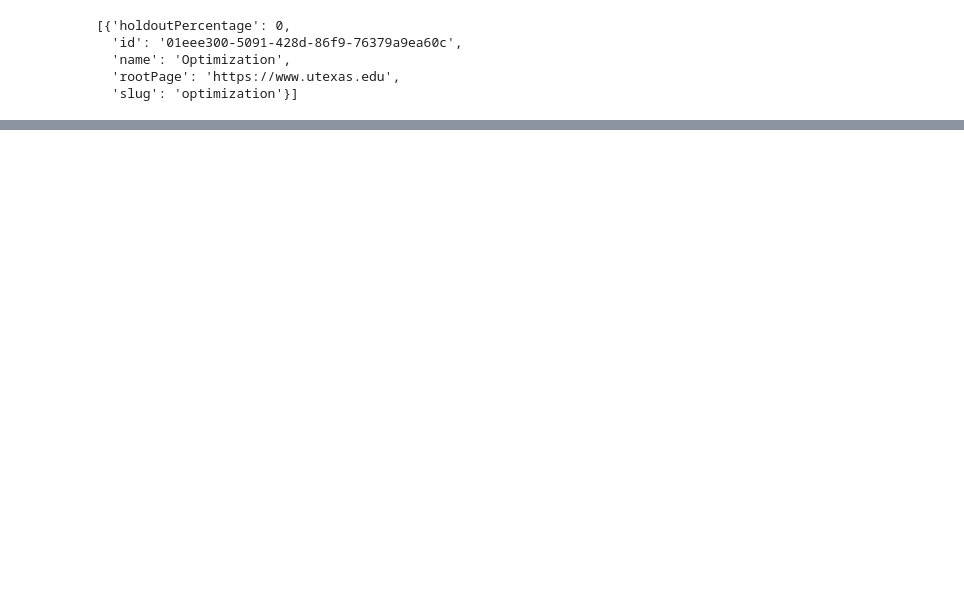
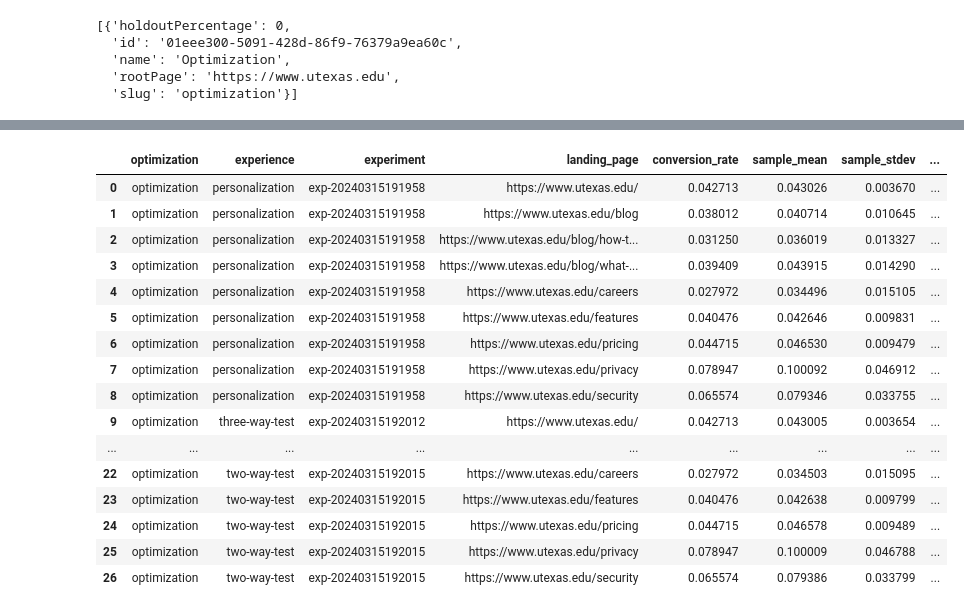
Before and after one commit to sumatra/experiment-analysis, a Jupyter notebook: Testing.ipynb, the cells around one changed output, grey strips where cells are left out. Drawn from its saved outputs; the diff is of its cells as text; code cells hidden in the pictures; blank space fills up the shorter version.

Commit message:
added landing page stats

```diff
--- a/Testing.ipynb
+++ b/Testing.ipynb
@@ -68,0 +120,20 @@ for _, stats in bayes.groupby(['optimization', 'experience', 'experiment']):
+# %%
+(bayesian_audience_comparison(conversions))
+# %% [output]
+|  | optimization | experience | experiment | landing_page | conversion_rate | sample_mean | sample_stdev | ... |
+| 0 | optimization | personalization | exp-20240315191958 | https://www.utexas.edu/ | 0.042713 | 0.043026 | 0.003670 | ... |
+| 1 | optimization | personalization | exp-20240315191958 | https://www.utexas.edu/blog | 0.038012 | 0.040714 | 0.010645 | ... |
+| 2 | optimization | personalization | exp-20240315191958 | https://www.utexas.edu/blog/how-t... | 0.031250 | 0.036019 | 0.013327 | ... |
+| 3 | optimization | personalization | exp-20240315191958 | https://www.utexas.edu/blog/what-... | 0.039409 | 0.043915 | 0.014290 | ... |
+| 4 | optimization | personalization | exp-20240315191958 | https://www.utexas.edu/careers | 0.027972 | 0.034496 | 0.015105 | ... |
+| 5 | optimization | personalization | exp-20240315191958 | https://www.utexas.edu/features | 0.040476 | 0.042646 | 0.009831 | ... |
+| 6 | optimization | personalization | exp-20240315191958 | https://www.utexas.edu/pricing | 0.044715 | 0.046530 | 0.009479 | ... |
+| 7 | optimization | personalization | exp-20240315191958 | https://www.utexas.edu/privacy | 0.078947 | 0.100092 | 0.046912 | ... |
+| 8 | optimization | personalization | exp-20240315191958 | https://www.utexas.edu/security | 0.065574 | 0.079346 | 0.033755 | ... |
+| 9 | optimization | three-way-test | exp-20240315192012 | https://www.utexas.edu/ | 0.042713 | 0.043005 | 0.003654 | ... |
+| ... | ... | ... | ... | ... | ... | ... | ... | ... |
+| 22 | optimization | two-way-test | exp-20240315192015 | https://www.utexas.edu/careers | 0.027972 | 0.034503 | 0.015095 | ... |
+| 23 | optimization | two-way-test | exp-20240315192015 | https://www.utexas.edu/features | 0.040476 | 0.042638 | 0.009799 | ... |
+| 24 | optimization | two-way-test | exp-20240315192015 | https://www.utexas.edu/pricing | 0.044715 | 0.046578 | 0.009489 | ... |
+| 25 | optimization | two-way-test | exp-20240315192015 | https://www.utexas.edu/privacy | 0.078947 | 0.100009 | 0.046788 | ... |
+| 26 | optimization | two-way-test | exp-20240315192015 | https://www.utexas.edu/security | 0.065574 | 0.079386 | 0.033799 | ... |
```
Also changed, not shown: parts of 7 cells of this notebook, 2 other files.
